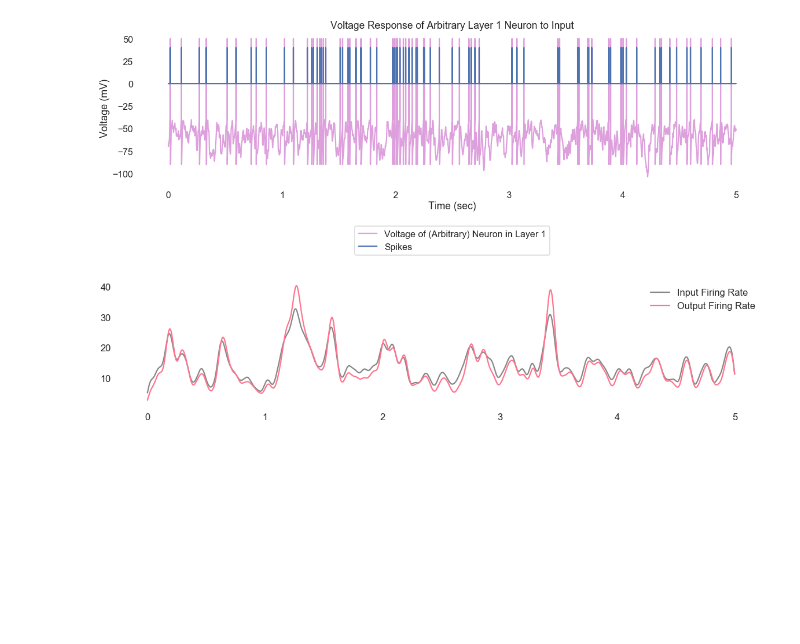
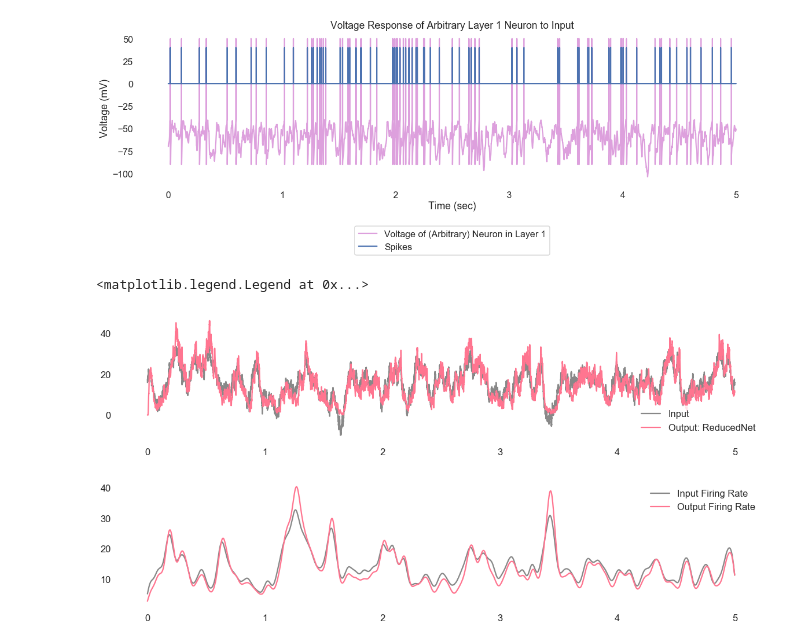
Before and after one commit to nsbspl/async-spike-propagation, a Jupyter notebook: main.ipynb, the cells around one changed output. Saved outputs shown, nothing was run; the diff lists cells and outputs as text; code cells hidden in the pictures; blank space fills up the shorter version.

```diff
--- a/main.ipynb
+++ b/main.ipynb
@@ -196,6 +199,15 @@ graph_psth(F_binary, 10000, title=None, xlabel=None, ylabel=None, save=(os.path.
 # %%
 # graph_psth(spike_out, 10000, title="Output Firing", xlabel="Time (sec)", ylabel="Neuron Index"), save=(os.path.join(GRAPHS_DIR, "ieee-rev-verif_rednet_output_spikes.png"))
 graph_psth(spike_out, 10000, title=None, xlabel=None, ylabel=None, save=(os.path.join(GRAPHS_DIR, "ieee-rev-verif_rednet_output_spikes.png")))
+# %%
+plt.figure(figsize=(20,4))
+plt.plot(test_t, test_i_inj, "#888888", label="Input")
+plt.plot(test_t, out, '#FF7590', label="Output: ReducedNet")
+plt.legend(edgecolor="white")
+# plt.savefig((os.path.join(GRAPHS_DIR, "ieee-rev-fig4c-rednet-output.png")))
+# %% [output]
+<matplotlib.legend.Legend at 0x...>
+[figure, added]
 # %%
 # sns.set(style="white")
 # sns.set_context("talk", font_scale=1.5)
```
Also changed, not shown: parts of 12 cells of this notebook, 1 other file.
